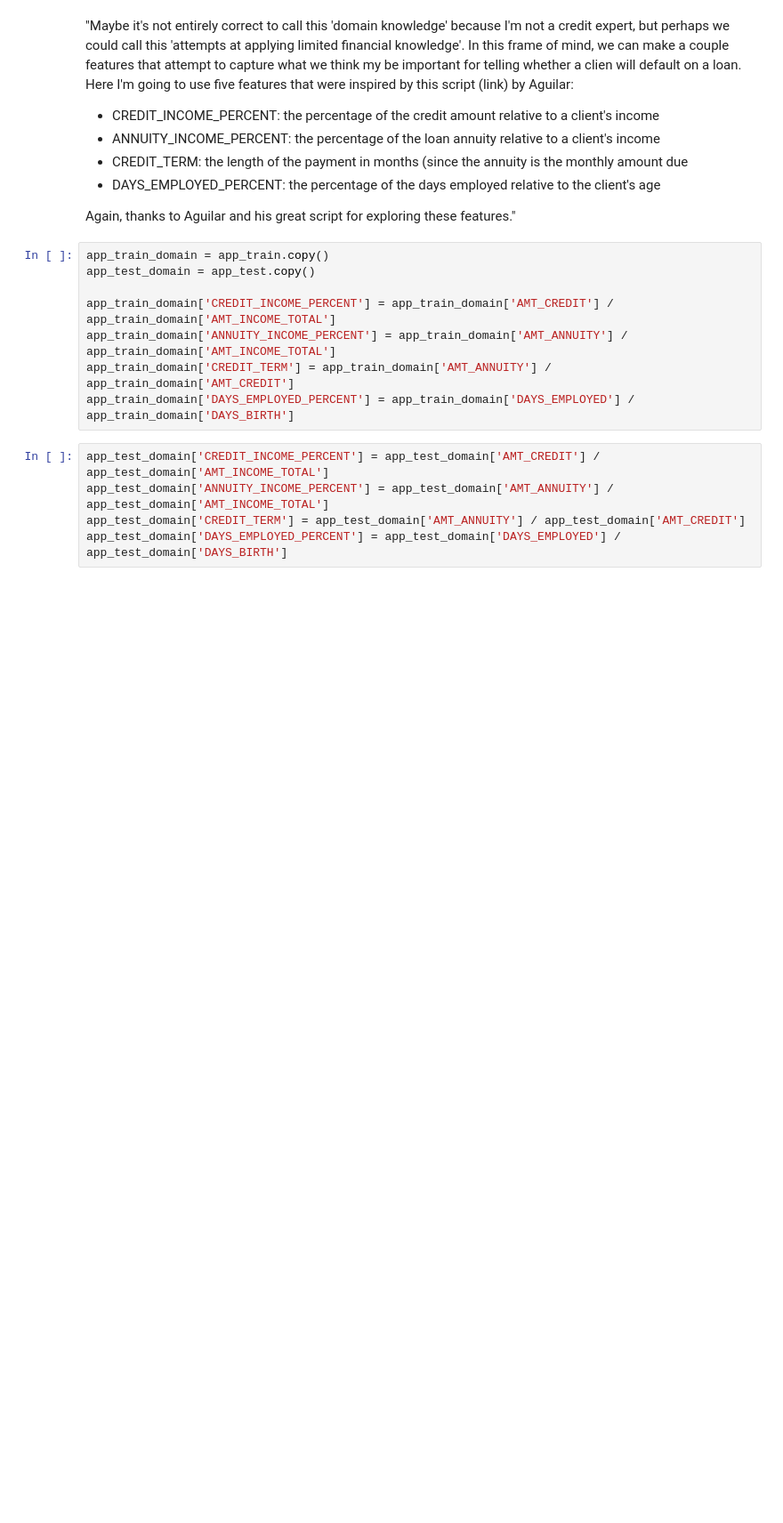
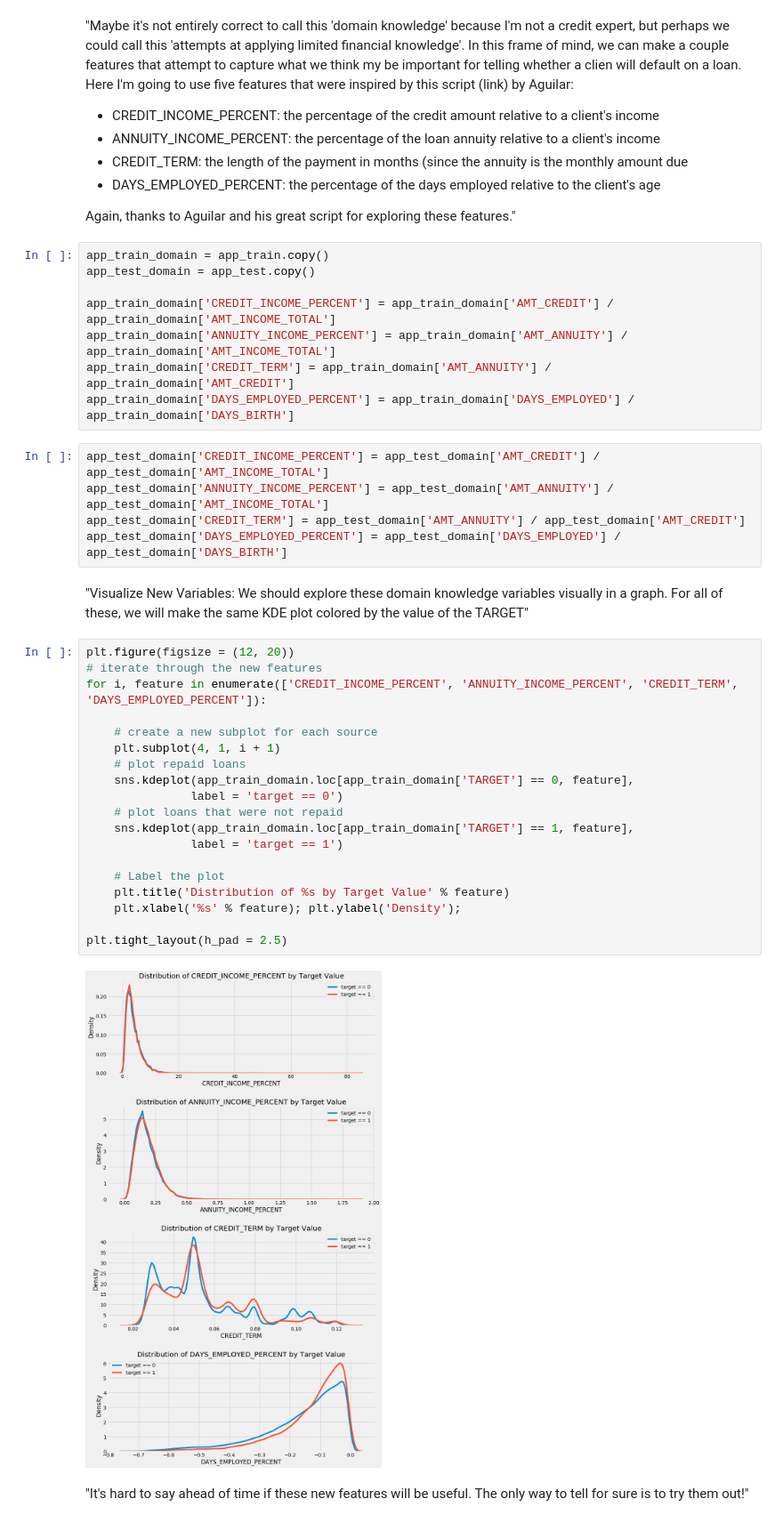
Before and after one commit to elanderos318/home-credit-default-risk, a Jupyter notebook: jupyter_notebook_code/home_credit_default_risk.ipynb, the cells around one changed output. Shown at 89% size. Saved outputs shown, nothing was run; the diff lists cells and outputs as text; blank space fills up the shorter version.

Commit message:
complete 'domain knowledge features' section

```diff
--- a/jupyter_notebook_code/home_credit_default_risk.ipynb
+++ b/jupyter_notebook_code/home_credit_default_risk.ipynb
@@ -642,3 +642,29 @@ app_test_domain['CREDIT_INCOME_PERCENT'] = app_test_domain['AMT_CREDIT'] / app_t
 app_test_domain['ANNUITY_INCOME_PERCENT'] = app_test_domain['AMT_ANNUITY'] / app_test_domain['AMT_INCOME_TOTAL']
 app_test_domain['CREDIT_TERM'] = app_test_domain['AMT_ANNUITY'] / app_test_domain['AMT_CREDIT']
 app_test_domain['DAYS_EMPLOYED_PERCENT'] = app_test_domain['DAYS_EMPLOYED'] / app_test_domain['DAYS_BIRTH']
+# %% [markdown]
+"Visualize New Variables:
+We should explore these domain knowledge variables visually in a graph. For all of these, we will make the same KDE plot colored by the value of the TARGET"
+# %%
+plt.figure(figsize = (12, 20))
+# iterate through the new features
+for i, feature in enumerate(['CREDIT_INCOME_PERCENT', 'ANNUITY_INCOME_PERCENT', 'CREDIT_TERM', 'DAYS_EMPLOYED_PERCENT']):
+
+    # create a new subplot for each source
+    plt.subplot(4, 1, i + 1)
+    # plot repaid loans
+    sns.kdeplot(app_train_domain.loc[app_train_domain['TARGET'] == 0, feature],
+               label = 'target == 0')
+    # plot loans that were not repaid
+    sns.kdeplot(app_train_domain.loc[app_train_domain['TARGET'] == 1, feature],
+               label = 'target == 1')
+
+    # Label the plot
+    plt.title('Distribution of %s by Target Value' % feature)
+    plt.xlabel('%s' % feature); plt.ylabel('Density');
+
+plt.tight_layout(h_pad = 2.5)
+# %% [output]
+[figure, added]
+# %% [markdown]
+"It's hard to say ahead of time if these new features will be useful. The only way to tell for sure is to try them out!"
```
